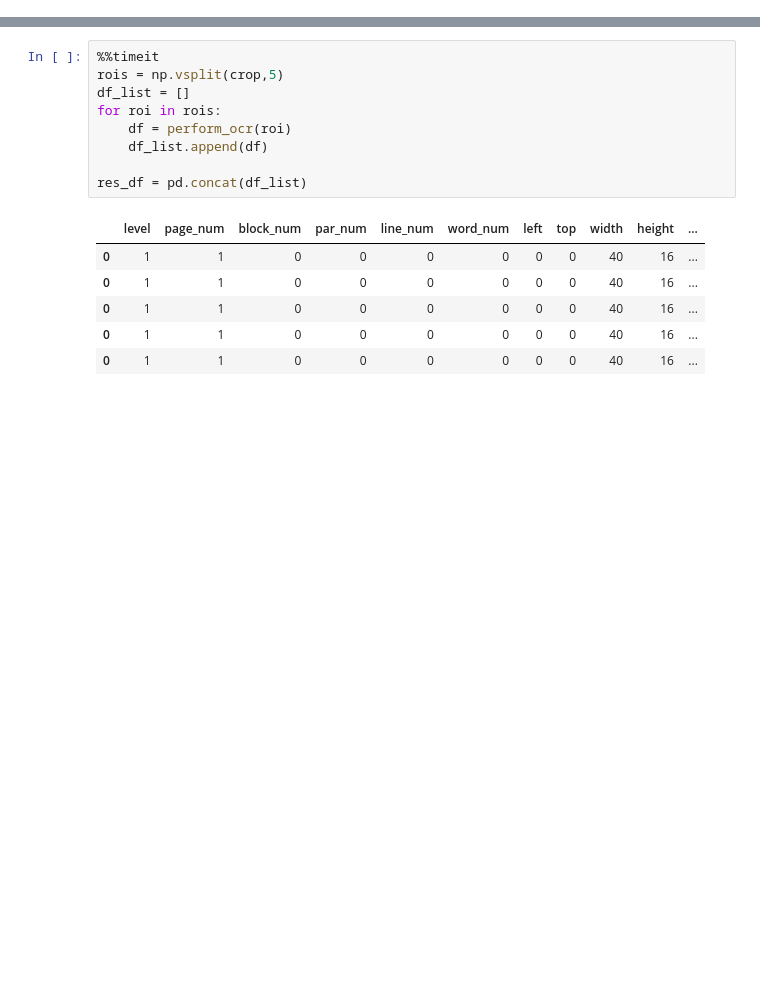
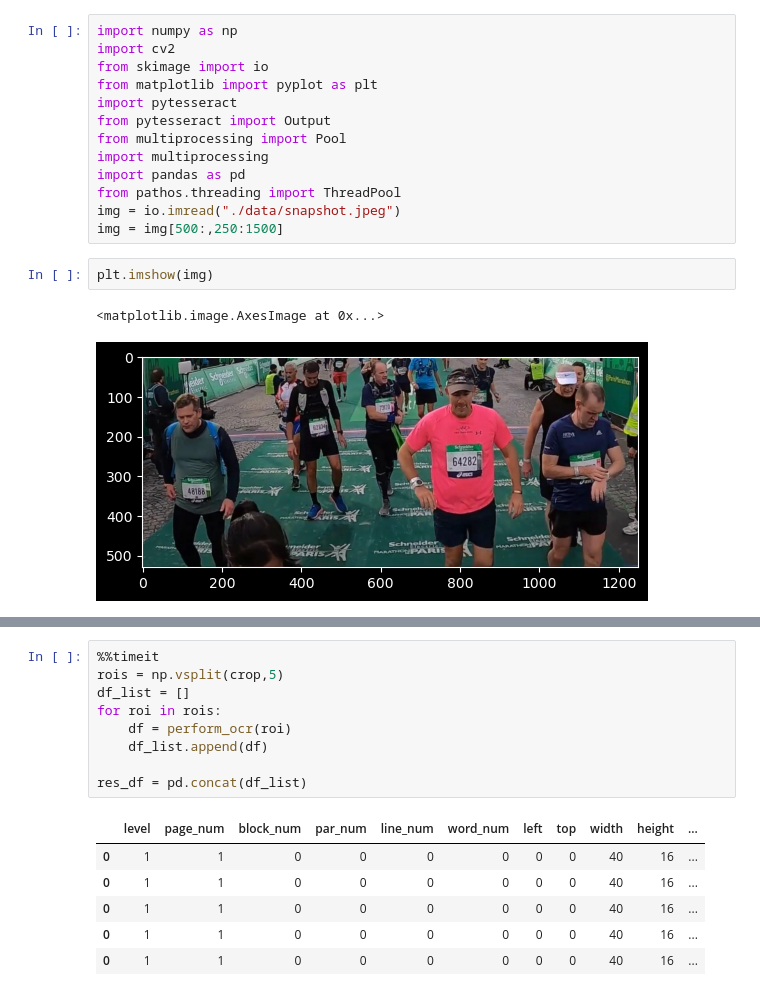
Before and after one commit to ThomasLamalle/MarathonVisionOCR, a Jupyter notebook: try.ipynb, the cells around one changed output, grey strips where cells are left out. Cells and saved outputs as stored; diff of their text form; blank space fills up the shorter version.

```diff
--- a/try.ipynb
+++ b/try.ipynb
@@ -0,0 +1,18 @@
+# %%
+import numpy as np
+import cv2
+from skimage import io
+from matplotlib import pyplot as plt
+import pytesseract
+from pytesseract import Output
+from multiprocessing import Pool
+import multiprocessing
+import pandas as pd
+from pathos.threading import ThreadPool
+img = io.imread("./data/snapshot.jpeg")
+img = img[500:,250:1500]
+# %%
+plt.imshow(img)
+# %% [output]
+<matplotlib.image.AxesImage at 0x...>
+[figure, added]
```
Also changed, not shown: parts of 6 cells of this notebook, 4 other files.
